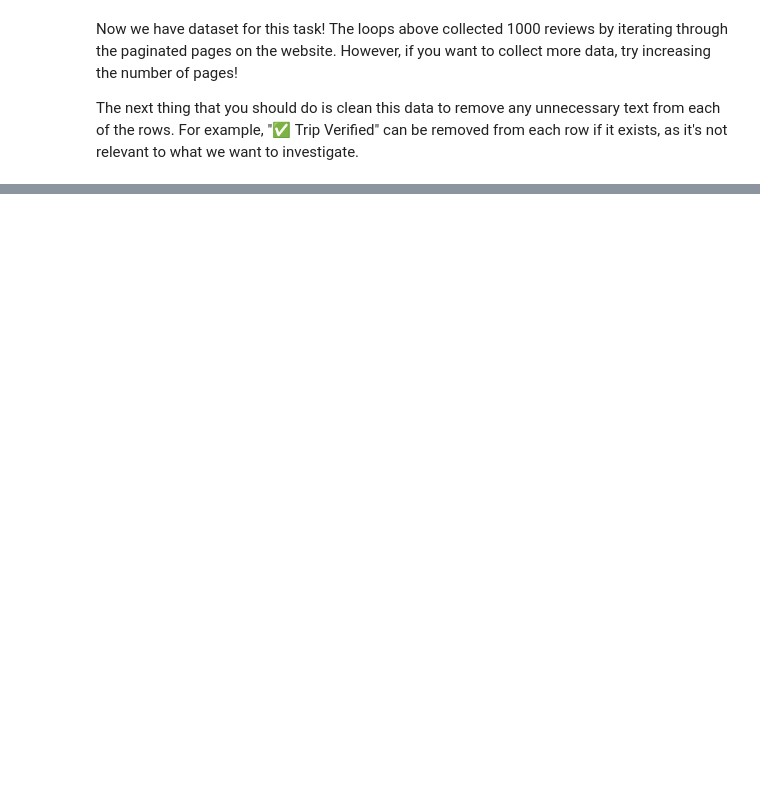
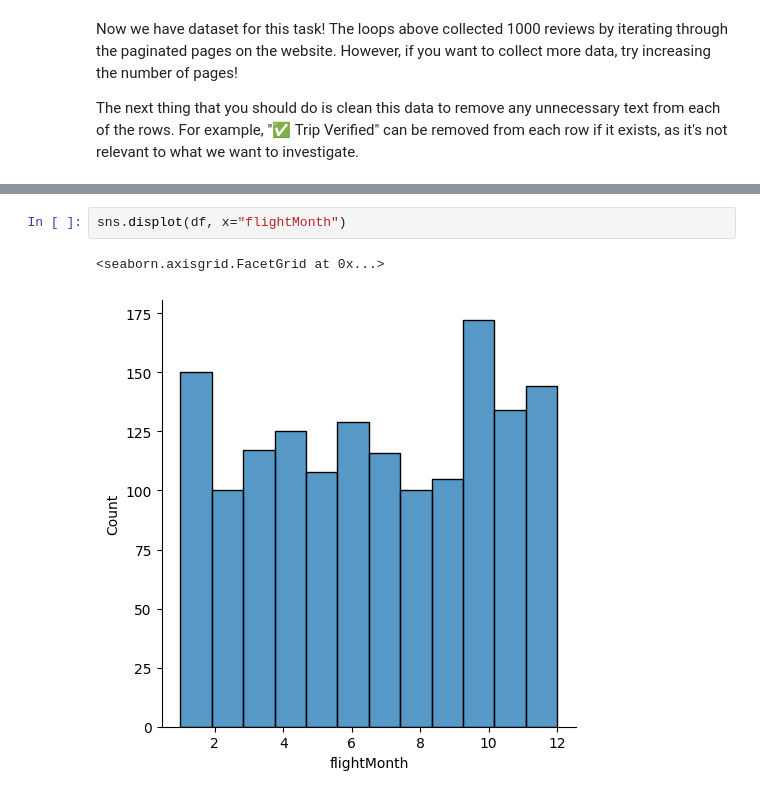
Before and after one commit to ArkS0001/British_Airways, a Jupyter notebook: British Airways/start1.ipynb, the cells around one changed output, grey strips where cells are left out. Drawn from its saved outputs; the diff is of its cells as text; blank space fills up the shorter version.

```diff
--- a/British Airways/start1.ipynb
+++ b/British Airways/start1.ipynb
@@ -81,0 +209,5 @@ Now we have dataset for this task! The loops above collected 1000 reviews by ite
+# %%
+sns.displot(df, x="flightMonth")
+# %% [output]
+<seaborn.axisgrid.FacetGrid at 0x...>
+[figure, added]
```
Also changed, not shown: parts of 13 cells of this notebook, 1 other file.
